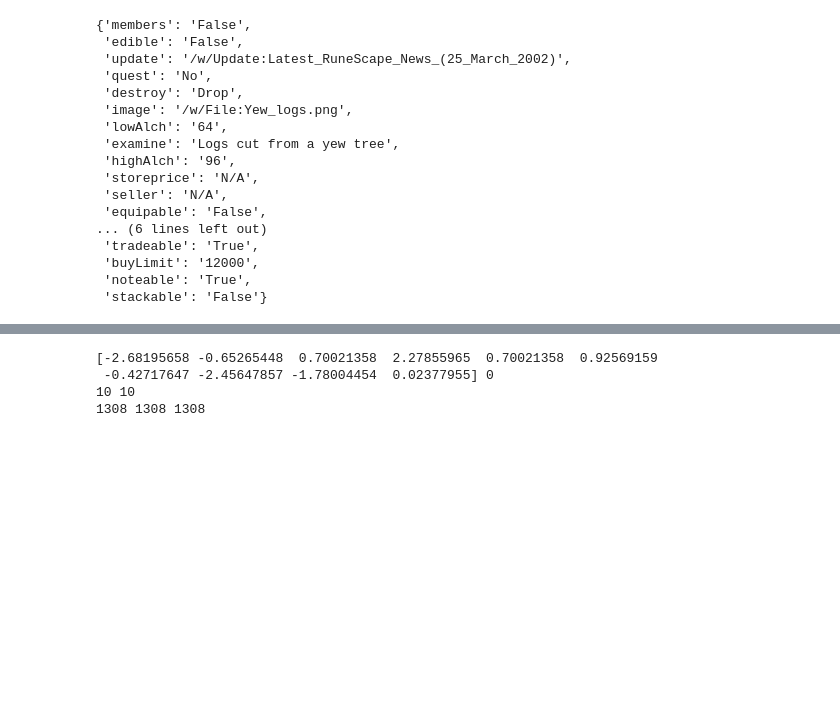
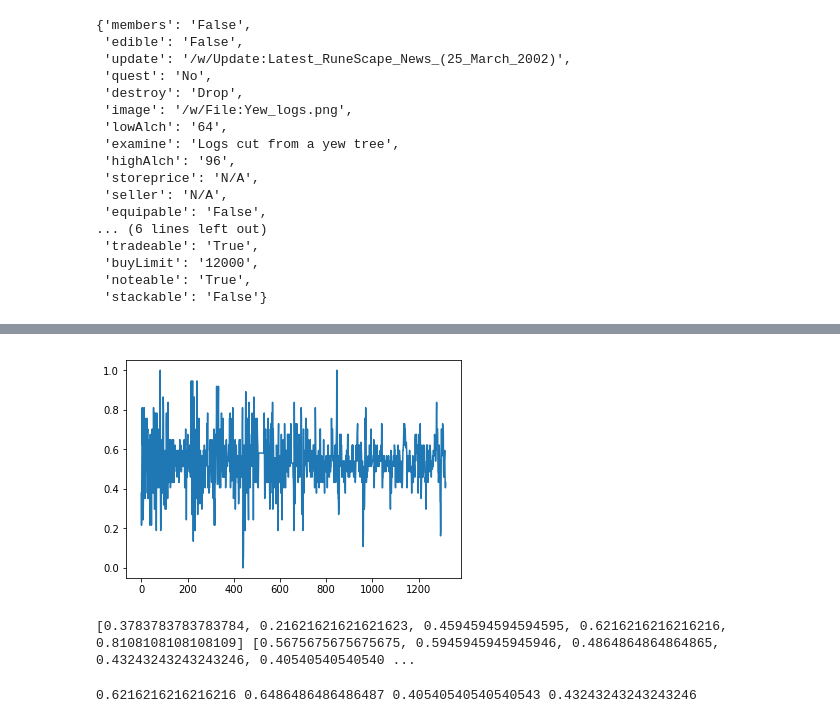
Before and after one commit to rmmartin02/OSRS_Research, a Jupyter notebook: ML/OSRS/Regression.ipynb, the cells around one changed output, grey strips where cells are left out. Saved outputs shown, nothing was run; the diff lists cells and outputs as text; code cells hidden in the pictures; blank space fills up the shorter version.

```diff
--- a/ML/OSRS/Regression.ipynb
+++ b/ML/OSRS/Regression.ipynb
@@ -122,21 +62,23 @@ def classify(d):
-# %%
-x = []
-y = []
-p = []
-c = []
-size = 10
-for i in range(-1*len(s_changes),-1*size,1):
-    x.append(s_changes[i:i+size])
-    y.append(changes[i+size])
-    c.append(classify(changes[i+size]))
-    p.append(prices[i+size])
-print(x[1],y[0])
-print(len(x[0]),len(x[-1]))
-print(len(x),len(y),len(p))
-#y = keras.utils.to_categorical(y, num_classes=2)
-# %% [output]
-[-2.68195658 -0.65265448  0.70021358  2.27855965  0.70021358  0.92569159
- -0.42717647 -2.45647857 -1.78004454  0.02377955] 0
-10 10
-1308 1308 1308
+# %%
+s_changes = minMax(changes)
+plt.plot(s_changes)
+plt.show()
+# %% [output]
+[figure, added]
+# %%
+x = []
+for i in range(len(s_changes)-5):
+    x.append(s_changes[i:i+5])
+print(x[0],x[-1])
+# %% [output]
+[0.3783783783783784, 0.21621621621621623, 0.4594594594594595, 0.6216216216216216, 0.8108108108108109] [0.5675675675675675, 0.5945945945945946, 0.4864864864864865, 0.43243243243243246, 0.40540540540540 ...
+# %%
+y = []
+p = []
+for i in range(5,len(s_changes)):
+    y.append(s_changes[i])
+    p.append(prices[i])
+print(y[0],y[1],y[-2],y[-1])
+# %% [output]
+0.6216216216216216 0.6486486486486487 0.40540540540540543 0.43243243243243246
 # %%
```
Also changed, not shown: parts of 19 cells of this notebook, 3 other files.
